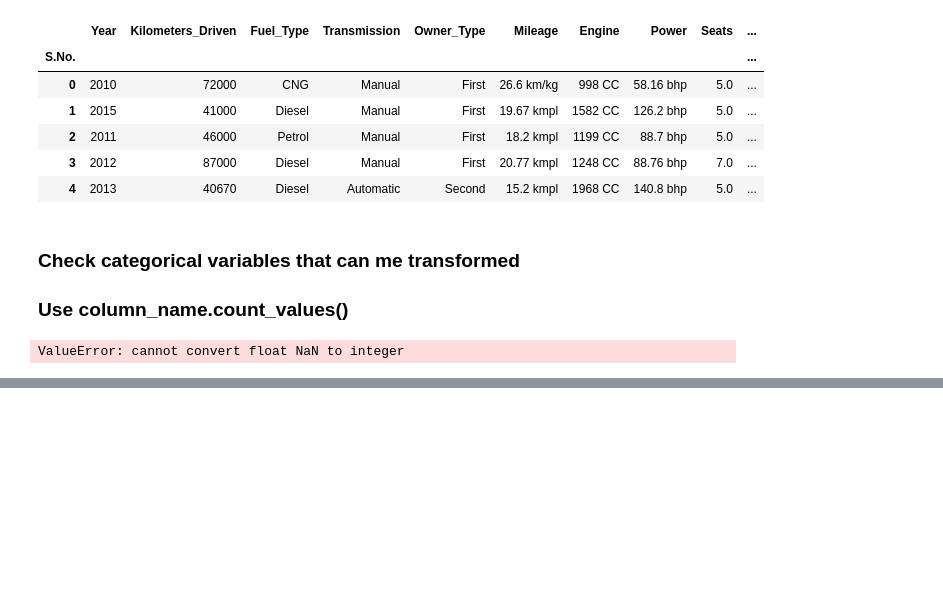
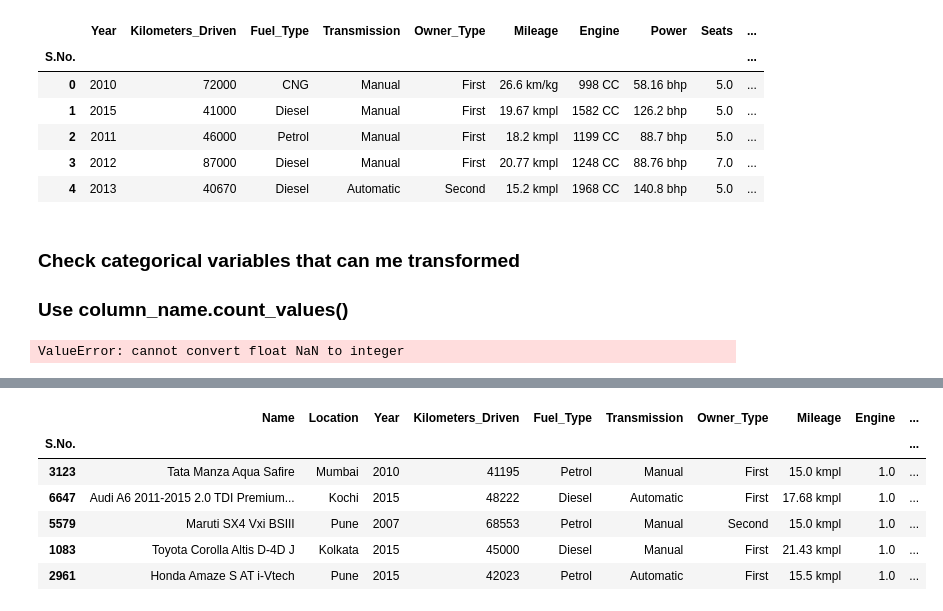
Before and after one commit to Isaac009/PGP-AIML, a Jupyter notebook: LR/Project/CarProject.ipynb, the cells around one changed output, grey strips where cells are left out. Cells and saved outputs as stored; diff of their text form; code cells hidden in the pictures; blank space fills up the shorter version.

```diff
--- a/LR/Project/CarProject.ipynb
+++ b/LR/Project/CarProject.ipynb
@@ -173,2 +169,0 @@ Name: Seats, Length: 7253, dtype: float64
-# %%
-df['Seats'] = df['Seats'].astype(int)
@@ -246,0 +250,2 @@ ValueError: cannot convert float NaN to integer
+# %%
+df['Seats'] = pd.to_numeric(df['Seats'], errors='coerce')
@@ -246,0 +288,10 @@ ValueError: cannot convert float NaN to integer
+# %%
+df.sample(5)
+# %% [output]
+|  | Name | Location | Year | Kilometers_Driven | Fuel_Type | Transmission | Owner_Type | Mileage | Engine | ... |
+| S.No. |  |  |  |  |  |  |  |  |  | ... |
+| 3123 | Tata Manza Aqua Safire | Mumbai | 2010 | 41195 | Petrol | Manual | First | 15.0 kmpl | 1.0 | ... |
+| 6647 | Audi A6 2011-2015 2.0 TDI Premium... | Kochi | 2015 | 48222 | Diesel | Automatic | First | 17.68 kmpl | 1.0 | ... |
+| 5579 | Maruti SX4 Vxi BSIII | Pune | 2007 | 68553 | Petrol | Manual | Second | 15.0 kmpl | 1.0 | ... |
+| 1083 | Toyota Corolla Altis D-4D J | Kolkata | 2015 | 45000 | Diesel | Manual | First | 21.43 kmpl | 1.0 | ... |
+| 2961 | Honda Amaze S AT i-Vtech | Pune | 2015 | 42023 | Petrol | Automatic | First | 15.5 kmpl | 1.0 | ... |
```
Also changed, not shown: parts of 12 cells of this notebook, 2 other files.
